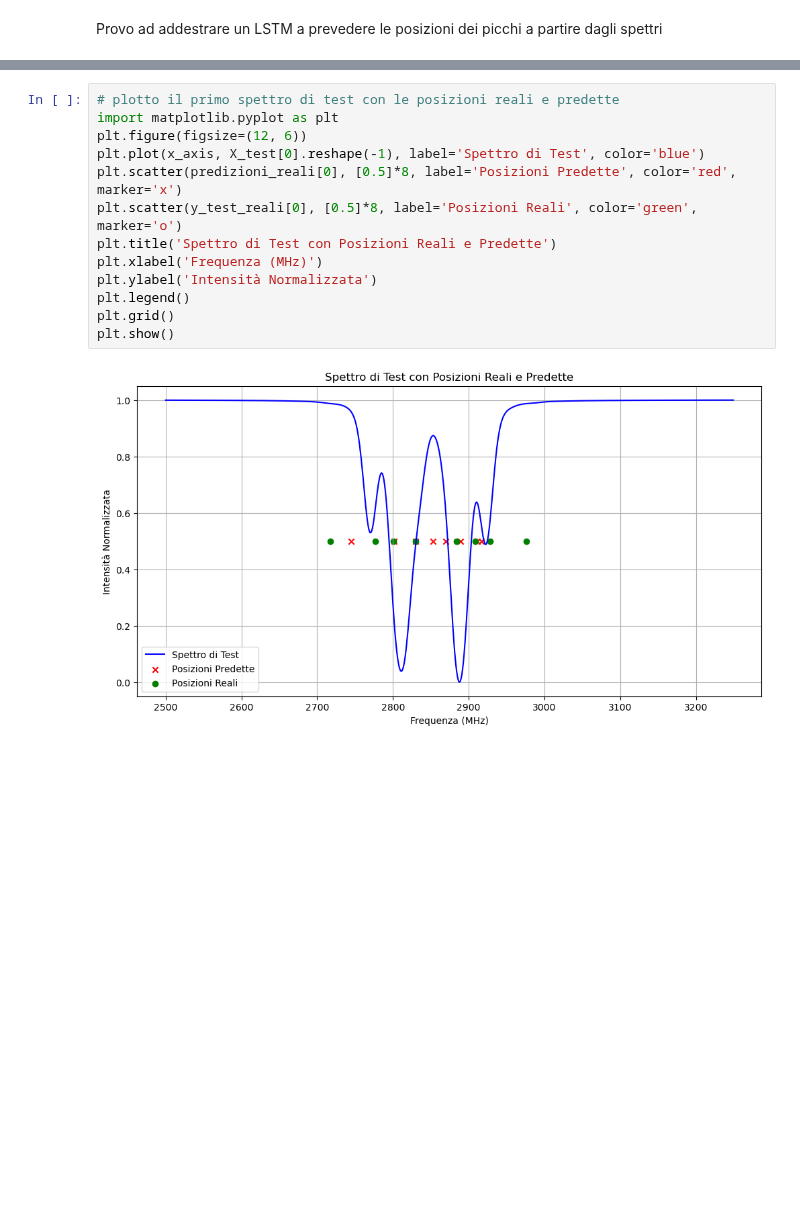
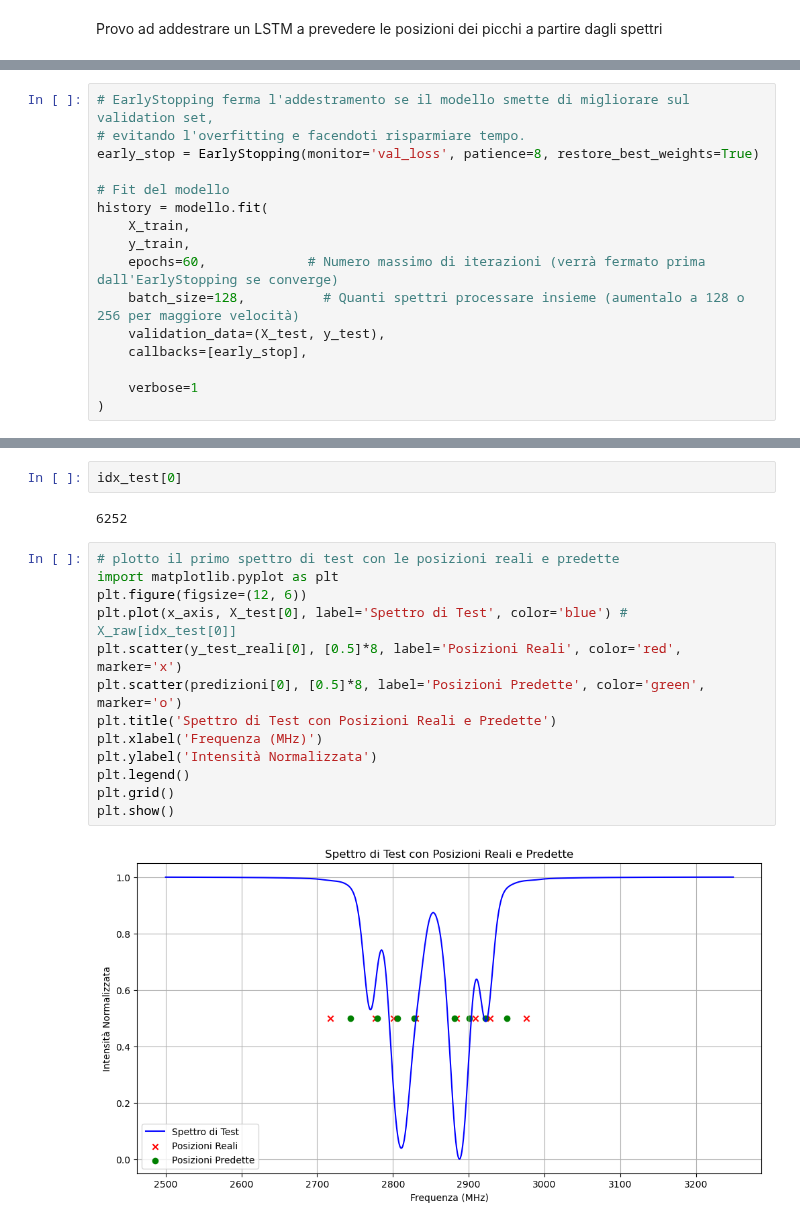
Before and after one commit to zosojack/ml-odmr, a Jupyter notebook: notebooks-odmr/peak-position-test.ipynb, the cells around one changed output, grey strips where cells are left out. Drawn from its saved outputs; the diff is of its cells as text; blank space fills up the shorter version.

```diff
--- a/notebooks-odmr/peak-position-test.ipynb
+++ b/notebooks-odmr/peak-position-test.ipynb
@@ -16,0 +118,16 @@ Provo ad addestrare un LSTM a prevedere le posizioni dei picchi a partire dagli
+# %%
+# EarlyStopping ferma l'addestramento se il modello smette di migliorare sul validation set,
+# evitando l'overfitting e facendoti risparmiare tempo.
+early_stop = EarlyStopping(monitor='val_loss', patience=8, restore_best_weights=True)
+
+# Fit del modello
+history = modello.fit(
+    X_train,
+    y_train,
+    epochs=60,             # Numero massimo di iterazioni (verrà fermato prima dall'EarlyStopping se converge)
+    batch_size=128,          # Quanti spettri processare insieme (aumentalo a 128 o 256 per maggiore velocità)
+    validation_data=(X_test, y_test),
+    callbacks=[early_stop],
+
+    verbose=1
+)
@@ -149,15 +173,19 @@ Predetti:[2744.96 2801.81 2829.49 2869.78 2853.24 2888.89 2911.67 2916.6 ]
+# %%
+idx_test[0]
+# %% [output]
+6252
 # %%
 # plotto il primo spettro di test con le posizioni reali e predette
 import matplotlib.pyplot as plt
 plt.figure(figsize=(12, 6))
-plt.plot(x_axis, X_test[0].reshape(-1), label='Spettro di Test', color='blue')
-plt.scatter(predizioni_reali[0], [0.5]*8, label='Posizioni Predette', color='red', marker='x')
-plt.scatter(y_test_reali[0], [0.5]*8, label='Posizioni Reali', color='green', marker='o')
+plt.plot(x_axis, X_test[0], label='Spettro di Test', color='blue') # X_raw[idx_test[0]]
+plt.scatter(y_test_reali[0], [0.5]*8, label='Posizioni Reali', color='red', marker='x')
+plt.scatter(predizioni[0], [0.5]*8, label='Posizioni Predette', color='green', marker='o')
 plt.title('Spettro di Test con Posizioni Reali e Predette')
 plt.xlabel('Frequenza (MHz)')
 plt.ylabel('Intensità Normalizzata')
 plt.legend()
 plt.grid()
 plt.show()
 # %% [output]
-[figure, old version]
+[figure, new version]
```
Also changed, not shown: parts of 12 cells of this notebook, 7 other files.
